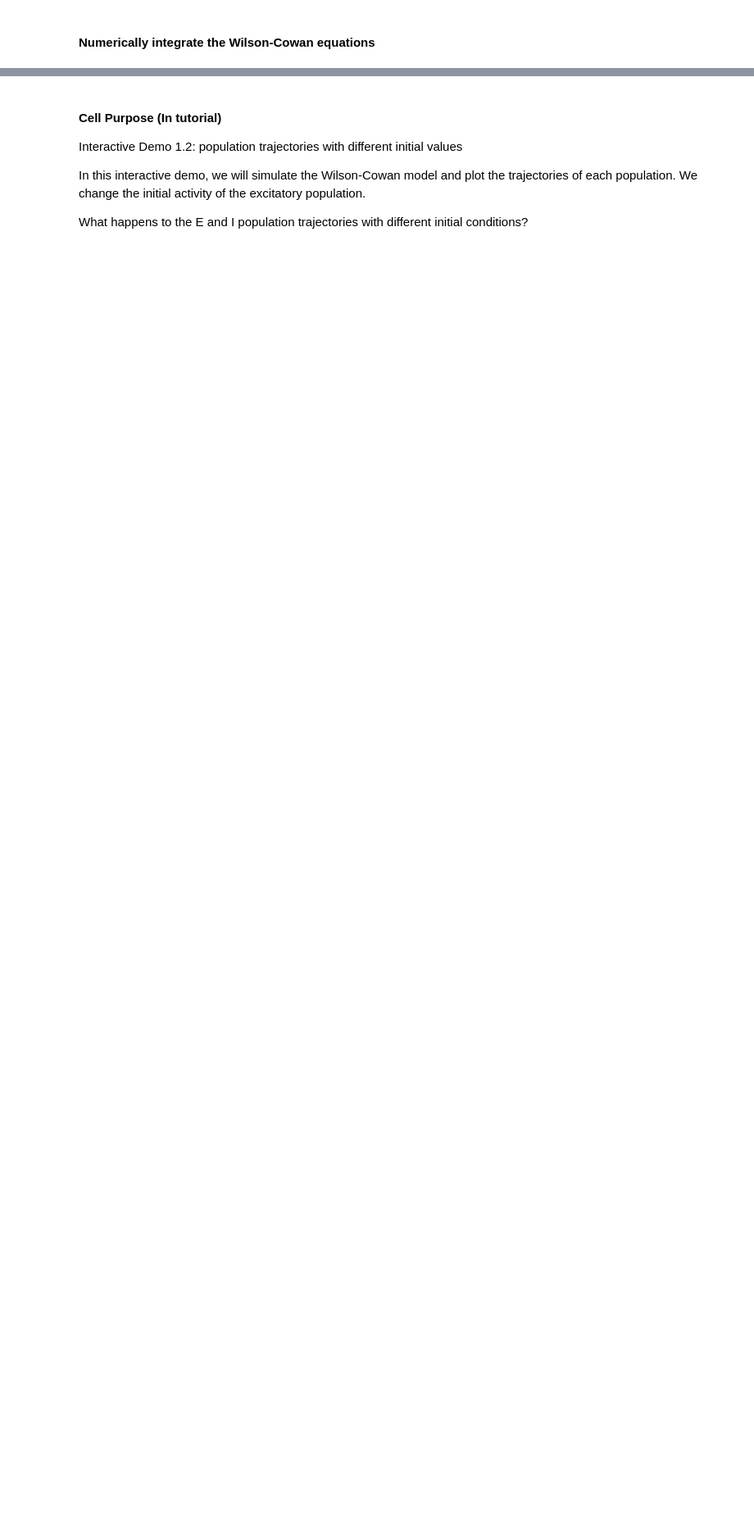
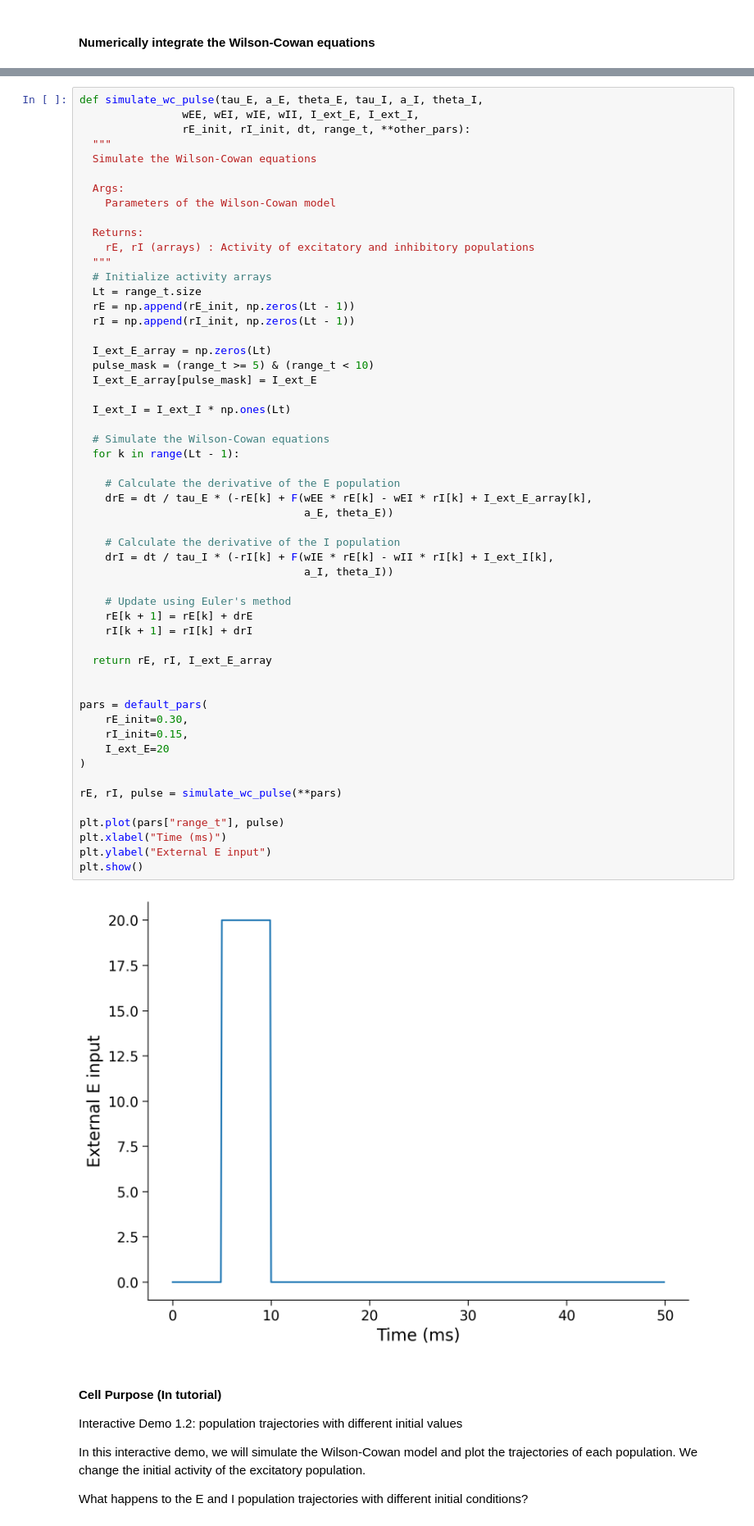
Before and after one commit to briskicedteaa/SP-Model-Repo, a Jupyter notebook: Prototype_v0_1.ipynb, the cells around one changed output, grey strips where cells are left out. Shown at 82% size. Saved outputs shown, nothing was run; the diff lists cells and outputs as text; blank space fills up the shorter version.

Commit message:
Copied simulation cell, adapted to include pulse, and displayed plot with I_ext_E (y) and time (x)

```diff
--- a/Prototype_v0_1.ipynb
+++ b/Prototype_v0_1.ipynb
@@ -304,6 +304,62 @@ with plt.xkcd():
   my_test_plot(pars['range_t'], rE1, rI1, rE2, rI2)
 # %% [output]
 [figure]
+# %%
+def simulate_wc_pulse(tau_E, a_E, theta_E, tau_I, a_I, theta_I,
+                wEE, wEI, wIE, wII, I_ext_E, I_ext_I,
+                rE_init, rI_init, dt, range_t, **other_pars):
+  """
+  Simulate the Wilson-Cowan equations
+
+  Args:
+    Parameters of the Wilson-Cowan model
+
+  Returns:
+    rE, rI (arrays) : Activity of excitatory and inhibitory populations
+  """
+  # Initialize activity arrays
+  Lt = range_t.size
+  rE = np.append(rE_init, np.zeros(Lt - 1))
+  rI = np.append(rI_init, np.zeros(Lt - 1))
+
+  I_ext_E_array = np.zeros(Lt)
+  pulse_mask = (range_t >= 5) & (range_t < 10)
+  I_ext_E_array[pulse_mask] = I_ext_E
+
+  I_ext_I = I_ext_I * np.ones(Lt)
+
+  # Simulate the Wilson-Cowan equations
+  for k in range(Lt - 1):
+
+    # Calculate the derivative of the E population
+    drE = dt / tau_E * (-rE[k] + F(wEE * rE[k] - wEI * rI[k] + I_ext_E_array[k],
+                                   a_E, theta_E))
+
+    # Calculate the derivative of the I population
+    drI = dt / tau_I * (-rI[k] + F(wIE * rE[k] - wII * rI[k] + I_ext_I[k],
+                                   a_I, theta_I))
+
+    # Update using Euler's method
+    rE[k + 1] = rE[k] + drE
+    rI[k + 1] = rI[k] + drI
+
+  return rE, rI, I_ext_E_array
+
+
+pars = default_pars(
+    rE_init=0.30,
+    rI_init=0.15,
+    I_ext_E=20
+)
+
+rE, rI, pulse = simulate_wc_pulse(**pars)
+
+plt.plot(pars["range_t"], pulse)
+plt.xlabel("Time (ms)")
+plt.ylabel("External E input")
+plt.show()
+# %% [output]
+[figure, added]
 # %% [markdown]
 #### **Cell Purpose (In tutorial)**
 
```
